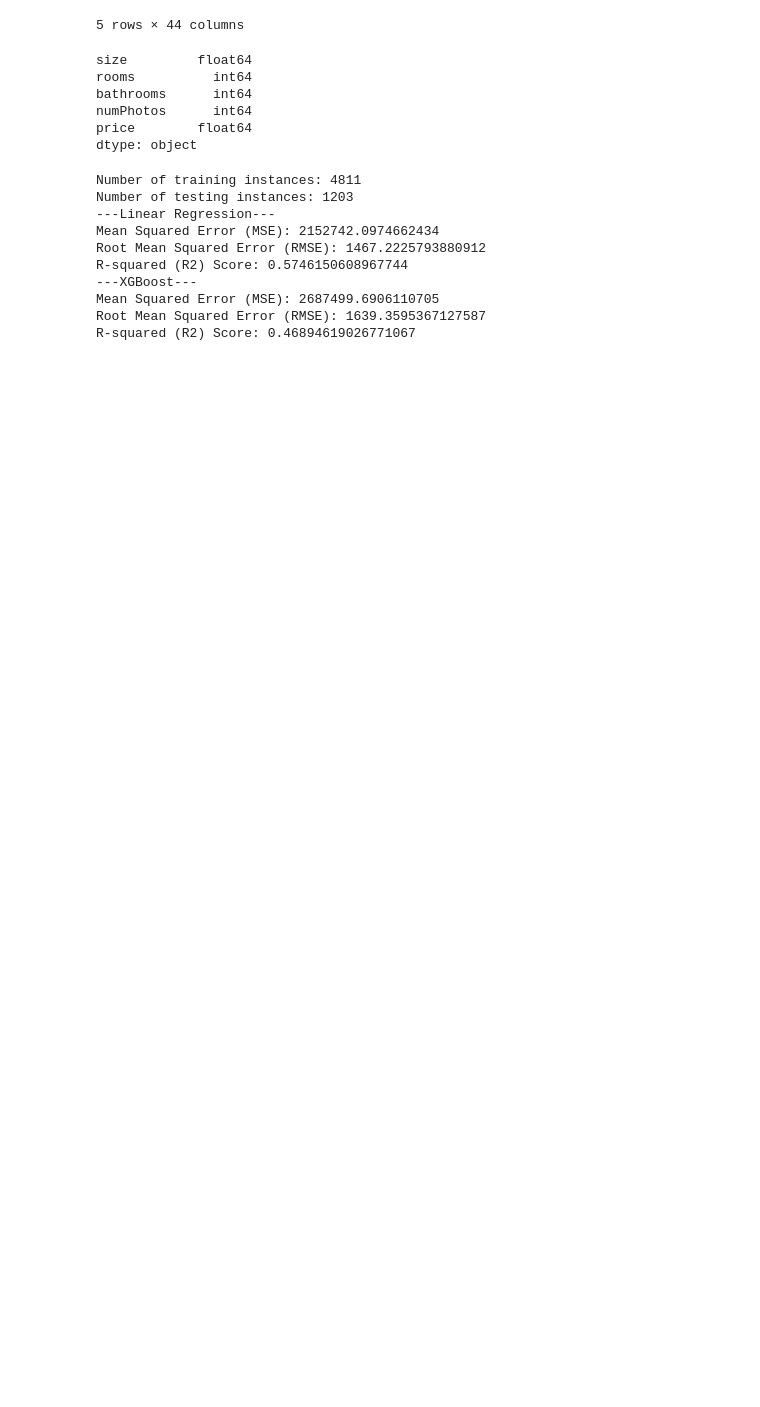
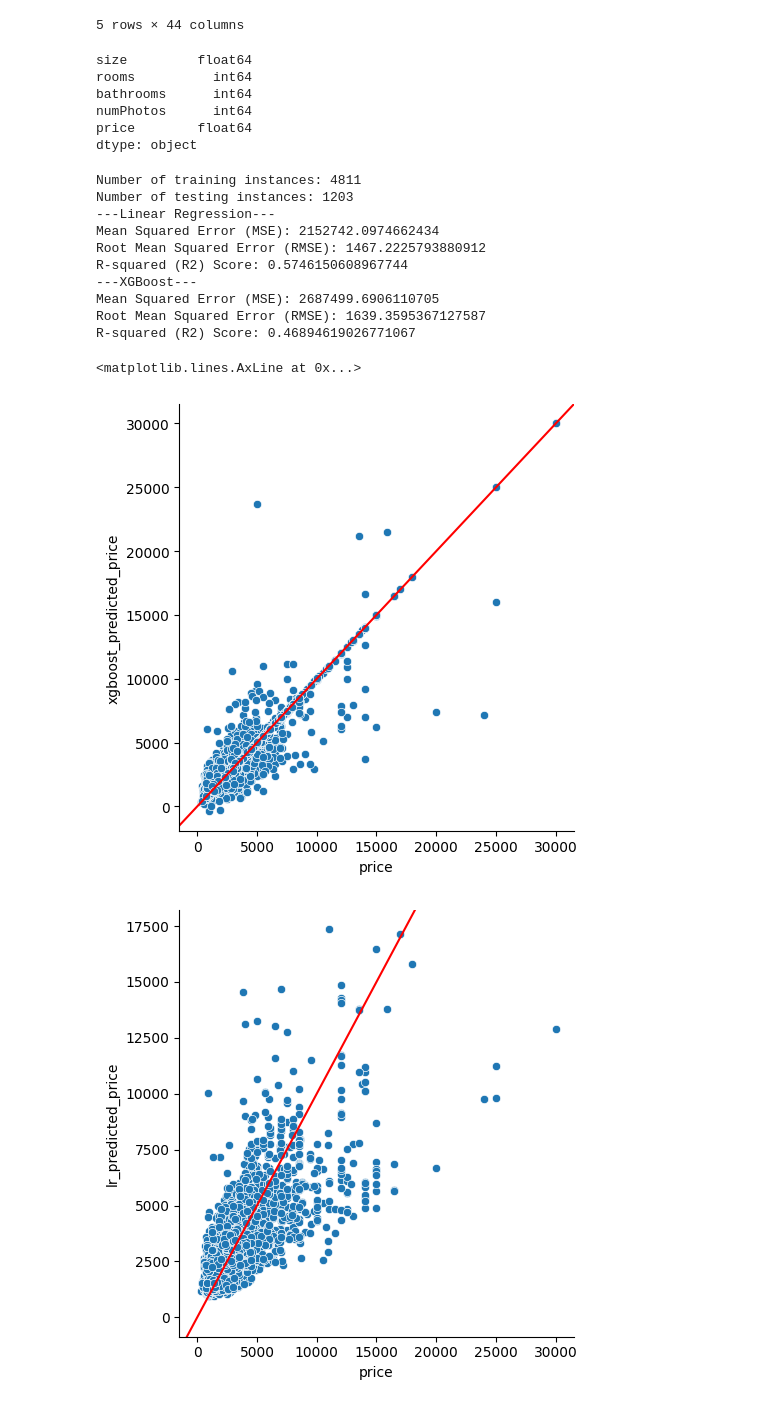
Before and after one commit to robertohdz98/idealista-project, a Jupyter notebook: predictors/baseline.ipynb, the cells around one changed output. Saved outputs shown, nothing was run; the diff lists cells and outputs as text; code cells hidden in the pictures; blank space fills up the shorter version.

```diff
--- a/predictors/baseline.ipynb
+++ b/predictors/baseline.ipynb
@@ -119,3 +121,17 @@ R-squared (R2) Score: 0.5746150608967744
 Mean Squared Error (MSE): 2687499.6906110705
 Root Mean Squared Error (RMSE): 1639.3595367127587
 R-squared (R2) Score: 0.46894619026771067
+# %%
+df['xgboost_predicted_price'] = xgboost_pipeline.predict(df[FEATURES])
+df['lr_predicted_price'] = linear_reg_pipeline.predict(df[FEATURES])
+
+# Plot actual vs predicted
+g = sns.relplot(data=df[["price", "xgboost_predicted_price"]], x="price", y="xgboost_predicted_price", kind="scatter")
+g.ax.axline((0,0), slope=1, color="r")
+
+g = sns.relplot(data=df[["price", "lr_predicted_price"]], x="price", y="lr_predicted_price", kind="scatter")
+g.ax.axline((0,0), slope=1, color="r")
+# %% [output]
+<matplotlib.lines.AxLine at 0x...>
+[figure, added]
+[figure, added]
```
Also changed, not shown: parts of 4 cells of this notebook, 2 other files.
